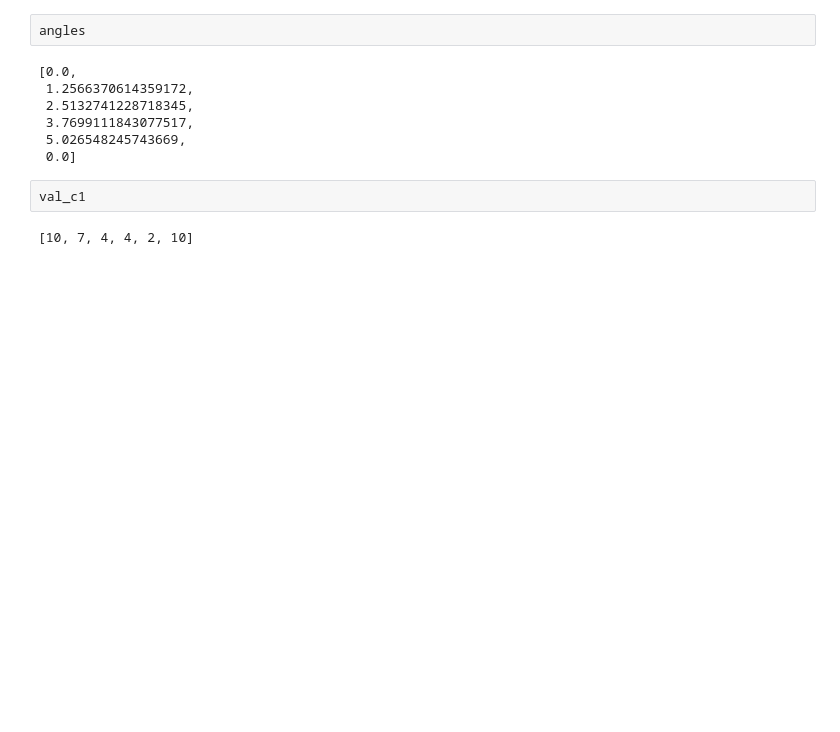
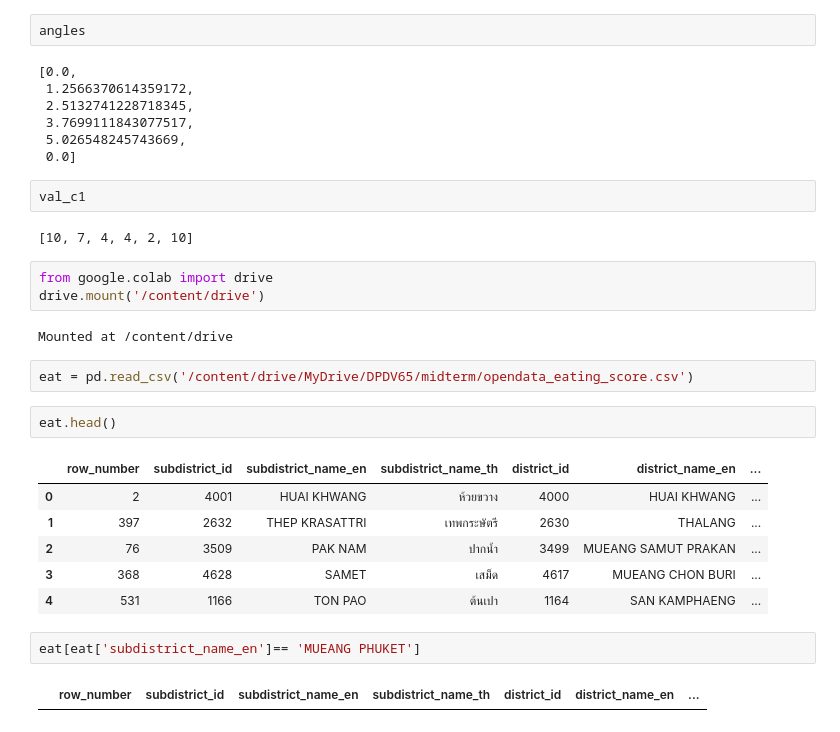
Before and after one commit to Pittawas6330210206/BasicProg_Dataviz65, a Jupyter notebook: DataViz04_Data_Comparison.ipynb, the cells around one changed output. Drawn from its saved outputs; the diff is of its cells as text; blank space fills up the shorter version.

```diff
--- a/DataViz04_Data_Comparison.ipynb
+++ b/DataViz04_Data_Comparison.ipynb
@@ -569,3 +585,23 @@ angles
 val_c1
 # %% [output]
 [10, 7, 4, 4, 2, 10]
+# %%
+from google.colab import drive
+drive.mount('/content/drive')
+# %% [output]
+Mounted at /content/drive
+# %%
+eat = pd.read_csv('/content/drive/MyDrive/DPDV65/midterm/opendata_eating_score.csv')
+# %%
+eat.head()
+# %% [output]
+|  | row_number | subdistrict_id | subdistrict_name_en | subdistrict_name_th | district_id | district_name_en | ... |
+| 0 | 2 | 4001 | HUAI KHWANG | ห้วยขวาง | 4000 | HUAI KHWANG | ... |
+| 1 | 397 | 2632 | THEP KRASATTRI | เทพกระษัตรี | 2630 | THALANG | ... |
+| 2 | 76 | 3509 | PAK NAM | ปากน้ำ | 3499 | MUEANG SAMUT PRAKAN | ... |
+| 3 | 368 | 4628 | SAMET | เสม็ด | 4617 | MUEANG CHON BURI | ... |
+| 4 | 531 | 1166 | TON PAO | ต้นเปา | 1164 | SAN KAMPHAENG | ... |
+# %%
+eat[eat['subdistrict_name_en']== 'MUEANG PHUKET']
+# %% [output]
+|  | row_number | subdistrict_id | subdistrict_name_en | subdistrict_name_th | district_id | district_name_en | ... |
```
Also changed, not shown: parts of 13 cells of this notebook.
